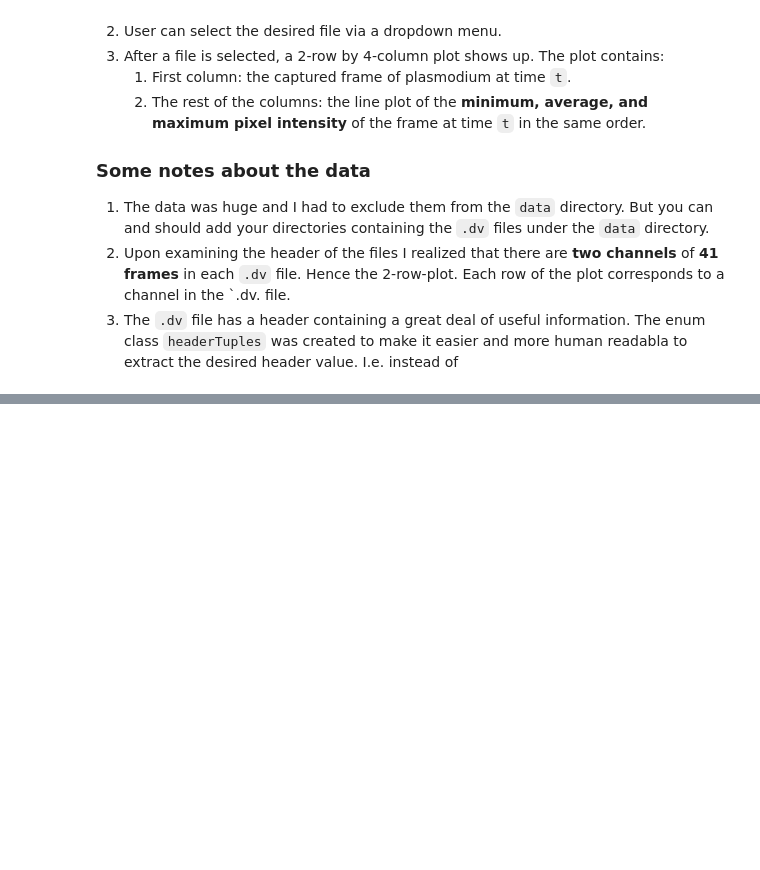
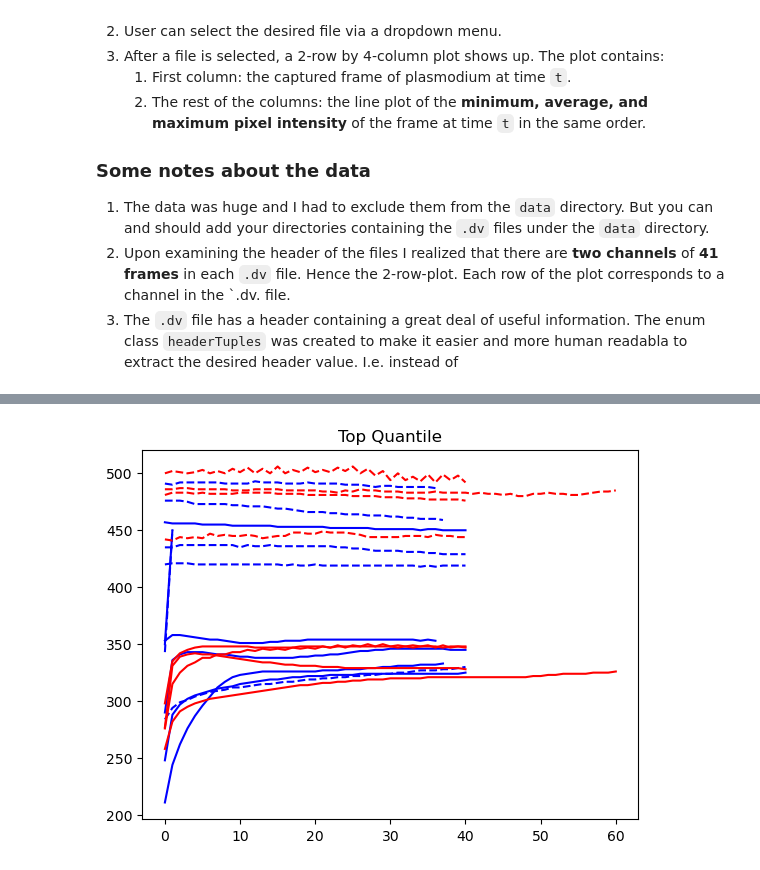
Before and after one commit to quinngroup/Plasmodium, a Jupyter notebook: Plasmodium.ipynb, the cells around one changed output, grey strips where cells are left out. Saved outputs shown, nothing was run; the diff lists cells and outputs as text; code cells hidden in the pictures; blank space fills up the shorter version.

```diff
--- a/Plasmodium.ipynb
+++ b/Plasmodium.ipynb
@@ -177,0 +226,18 @@ interactive(children=(Dropdown(description='select file', options=(), value=None
+# %%
+plt.figure(1)
+plt.title("Top Quantile")
+for c in controls:
+    dv = load_dv_file(c)
+    img = get_dv_data(dv)
+
+    plt.plot(np.quantile(img[0], 0.75, axis = (1, 2)), 'b-')
+    plt.plot(np.quantile(img[1], 0.75, axis = (1, 2)), 'b--')
+
+for c in mutants:
+    dv = load_dv_file(c)
+    img = get_dv_data(dv)
+
+    plt.plot(np.quantile(img[0], 0.75, axis = (1, 2)), 'r-')
+    plt.plot(np.quantile(img[1], 0.75, axis = (1, 2)), 'r--')
+# %% [output]
+[figure, added]
```
Also changed, not shown: parts of 10 cells of this notebook.
